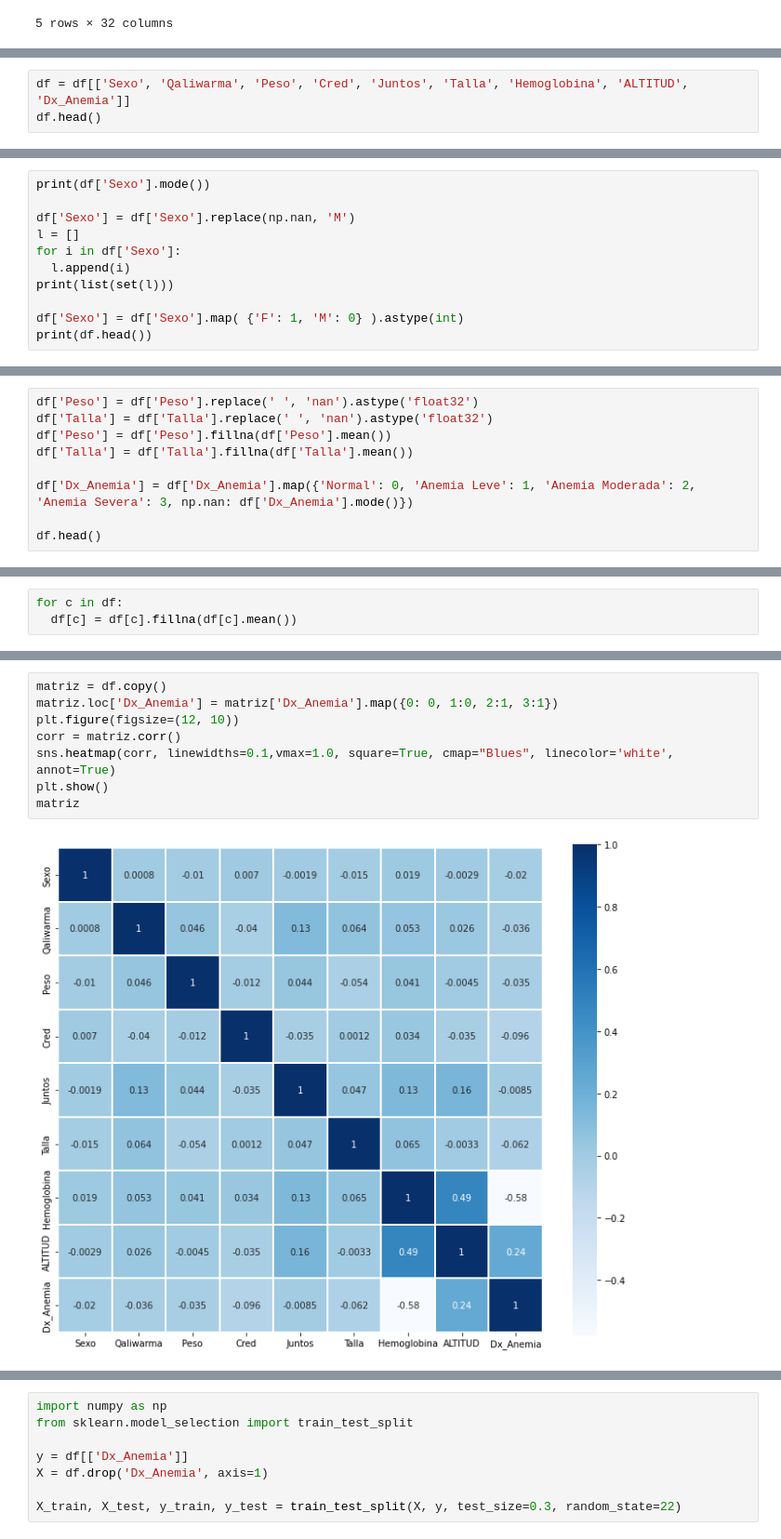
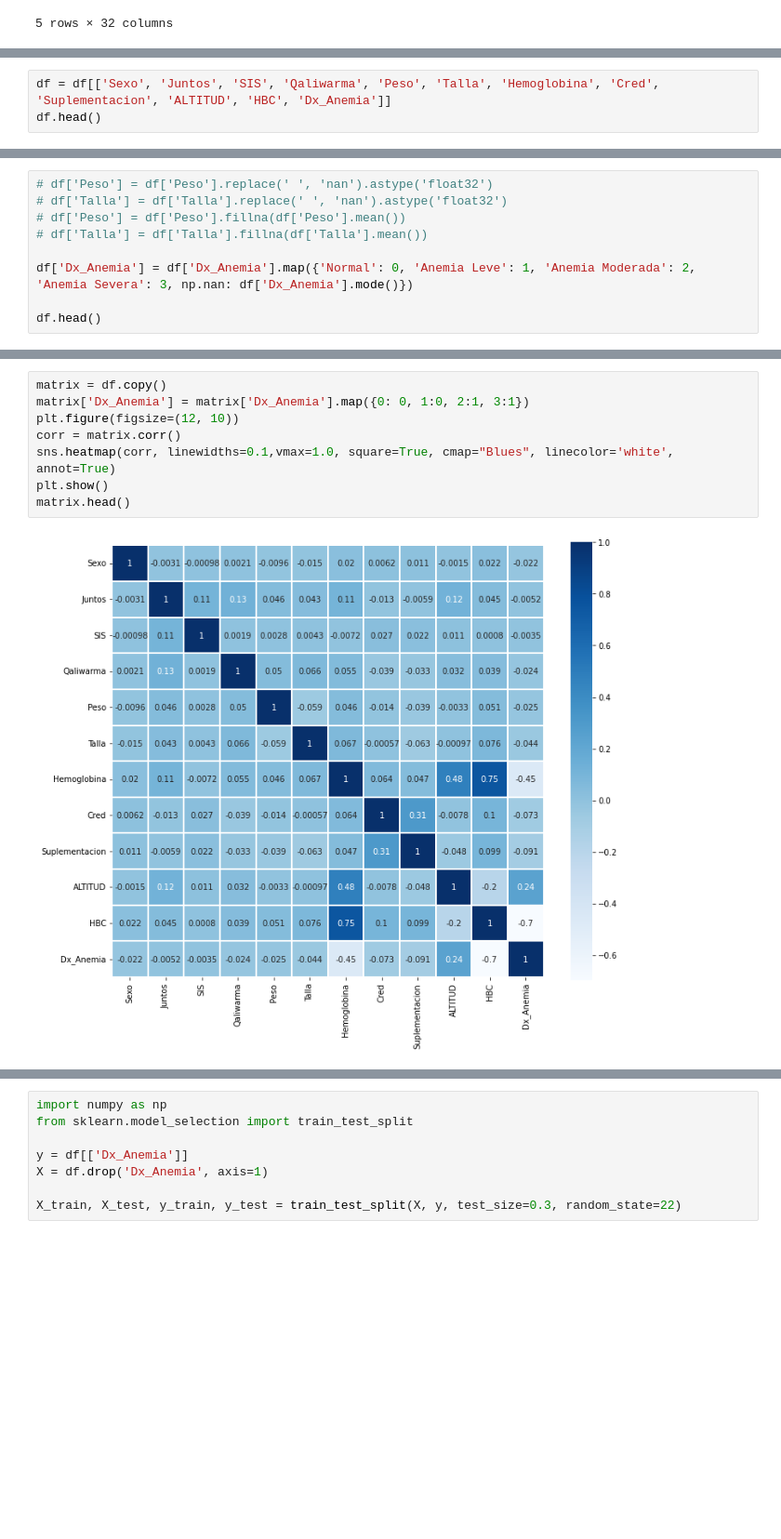
Before and after one commit to LuisSante/Anemia---Machine-Learning, a Jupyter notebook: IA_final.ipynb, the cells around one changed output, grey strips where cells are left out. Shown: that part at 93% size. Cells and saved outputs as stored; diff of their text form; blank space fills up the shorter version.

```diff
--- a/IA_final.ipynb
+++ b/IA_final.ipynb
@@ -52,4 +54,4 @@ Index(['ï»¿Diresa', 'Red', 'Microred', 'EESS', 'Renipress', 'FechaAtencion',
 # %%
-df = df[['Sexo', 'Qaliwarma', 'Peso', 'Cred', 'Juntos', 'Talla', 'Hemoglobina', 'ALTITUD', 'Dx_Anemia']]
+df = df[['Sexo', 'Juntos', 'SIS', 'Qaliwarma', 'Peso', 'Talla', 'Hemoglobina', 'Cred', 'Suplementacion', 'ALTITUD', 'HBC', 'Dx_Anemia']]
 df.head()
 # %% [output]
@@ -62,11 +63,0 @@ df.head()
-# %%
-print(df['Sexo'].mode())
-
-df['Sexo'] = df['Sexo'].replace(np.nan, 'M')
-l = []
-for i in df['Sexo']:
-  l.append(i)
-print(list(set(l)))
-
-df['Sexo'] = df['Sexo'].map( {'F': 1, 'M': 0} ).astype(int)
-print(df.head())
@@ -100,8 +119,8 @@ dx
 # %%
-df['Peso'] = df['Peso'].replace(' ', 'nan').astype('float32')
-df['Talla'] = df['Talla'].replace(' ', 'nan').astype('float32')
-df['Peso'] = df['Peso'].fillna(df['Peso'].mean())
-df['Talla'] = df['Talla'].fillna(df['Talla'].mean())
+# df['Peso'] = df['Peso'].replace(' ', 'nan').astype('float32')
+# df['Talla'] = df['Talla'].replace(' ', 'nan').astype('float32')
+# df['Peso'] = df['Peso'].fillna(df['Peso'].mean())
+# df['Talla'] = df['Talla'].fillna(df['Talla'].mean())
 
 df['Dx_Anemia'] = df['Dx_Anemia'].map({'Normal': 0, 'Anemia Leve': 1, 'Anemia Moderada': 2, 'Anemia Severa': 3, np.nan: df['Dx_Anemia'].mode()})
 
@@ -116,3 +134,0 @@ df.head()
-# %%
-for c in df:
-  df[c] = df[c].fillna(df[c].mean())
@@ -121,10 +139,10 @@ for c in df:
 # %%
-matriz = df.copy()
-matriz.loc['Dx_Anemia'] = matriz['Dx_Anemia'].map({0: 0, 1:0, 2:1, 3:1})
+matrix = df.copy()
+matrix['Dx_Anemia'] = matrix['Dx_Anemia'].map({0: 0, 1:0, 2:1, 3:1})
 plt.figure(figsize=(12, 10))
-corr = matriz.corr()
+corr = matrix.corr()
 sns.heatmap(corr, linewidths=0.1,vmax=1.0, square=True, cmap="Blues", linecolor='white', annot=True)
 plt.show()
-matriz
+matrix.head()
 # %% [output]
-[figure, old version]
+[figure, new version]
```
Also changed, not shown: parts of 27 cells of this notebook.
